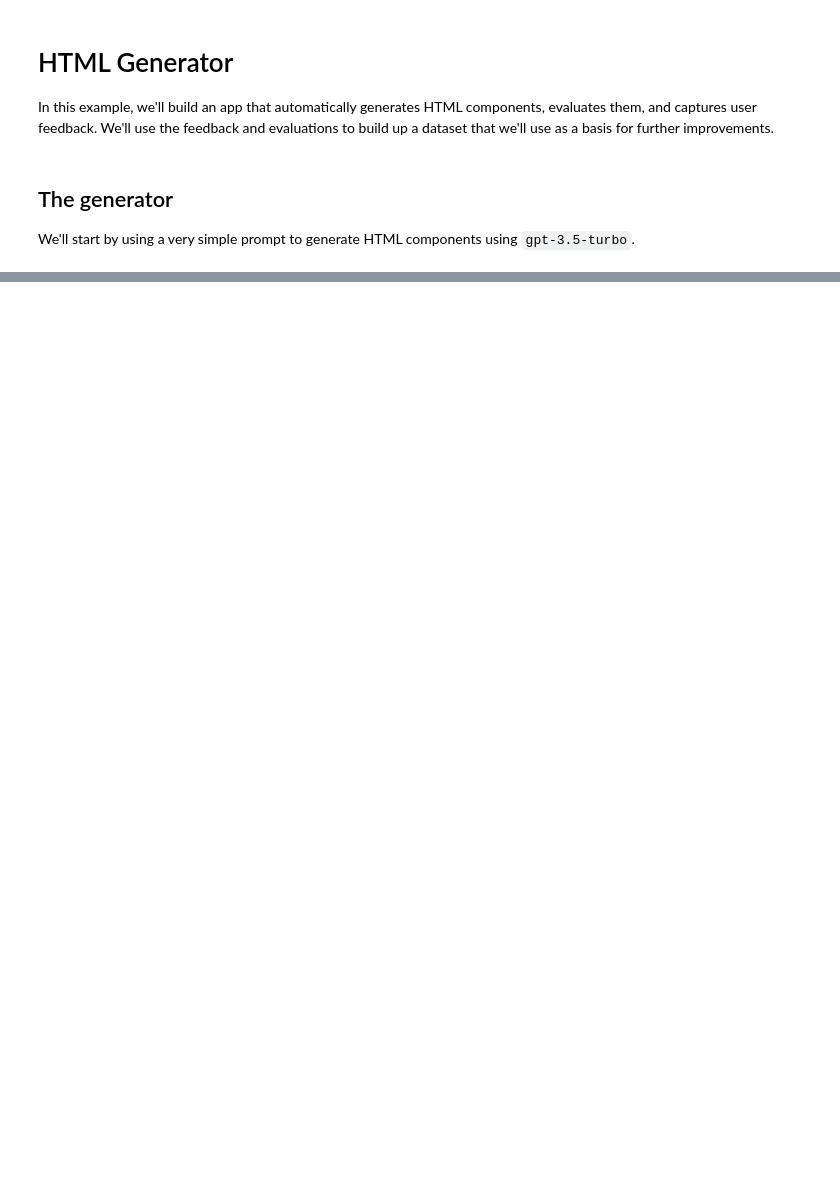
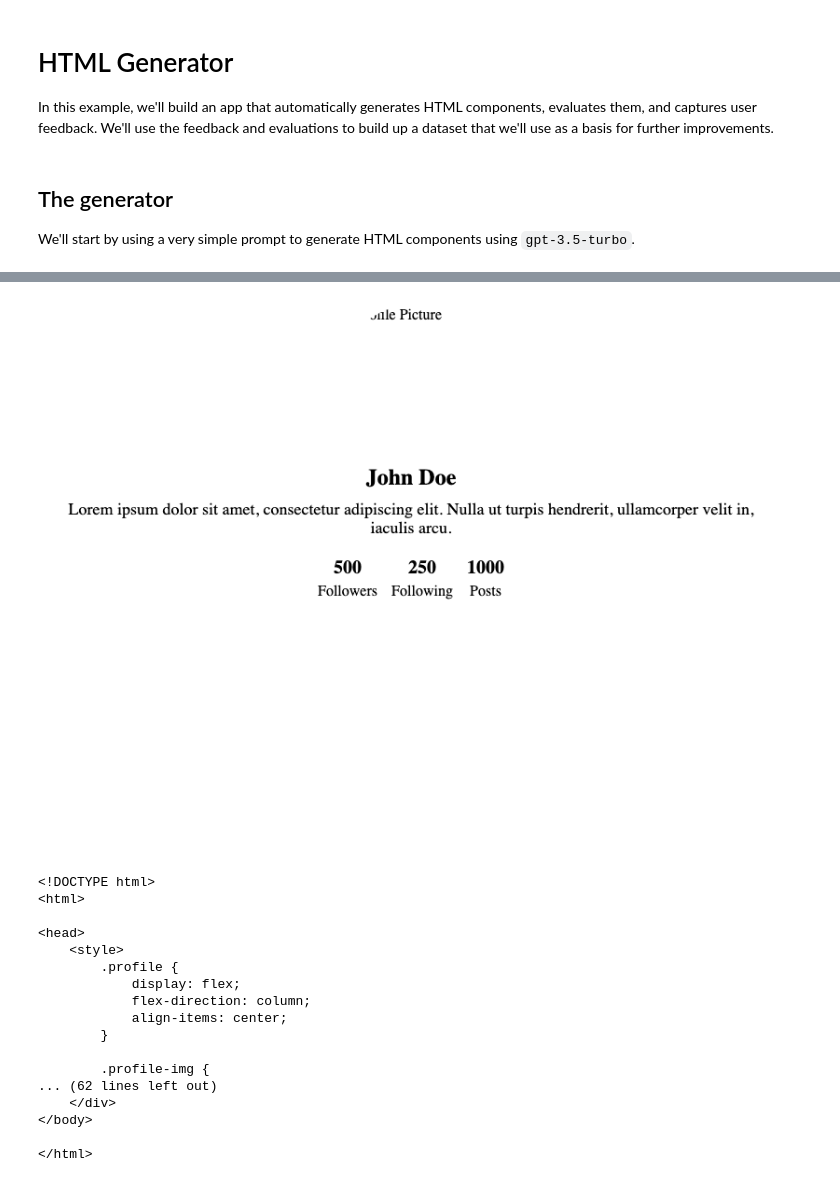
Before and after one commit to braintrustdata/braintrust-cookbook, a Jupyter notebook: examples/HTMLGenerator/HTMLGenerator.ipynb, the cells around one changed output, grey strips where cells are left out. Saved outputs shown, nothing was run; the diff lists cells and outputs as text; code cells hidden in the pictures; blank space fills up the shorter version.

```diff
--- a/examples/HTMLGenerator/HTMLGenerator.ipynb
+++ b/examples/HTMLGenerator/HTMLGenerator.ipynb
@@ -211,0 +148,21 @@ getContrastRatio(getLuminance('rgb(51, 51, 51)'), getLuminance('rgba(0, 0, 0, 0)
+# %%
+await displayComponent("Create a profile page for a social network.");
+# %% [output]
+[figure, added]
+<!DOCTYPE html>
+<html>
+
+<head>
+    <style>
+        .profile {
+            display: flex;
+            flex-direction: column;
+            align-items: center;
+        }
+
+        .profile-img {
+... (62 lines left out)
+    </div>
+</body>
+
+</html>
```
Also changed, not shown: parts of 45 cells of this notebook, 13 other files.
